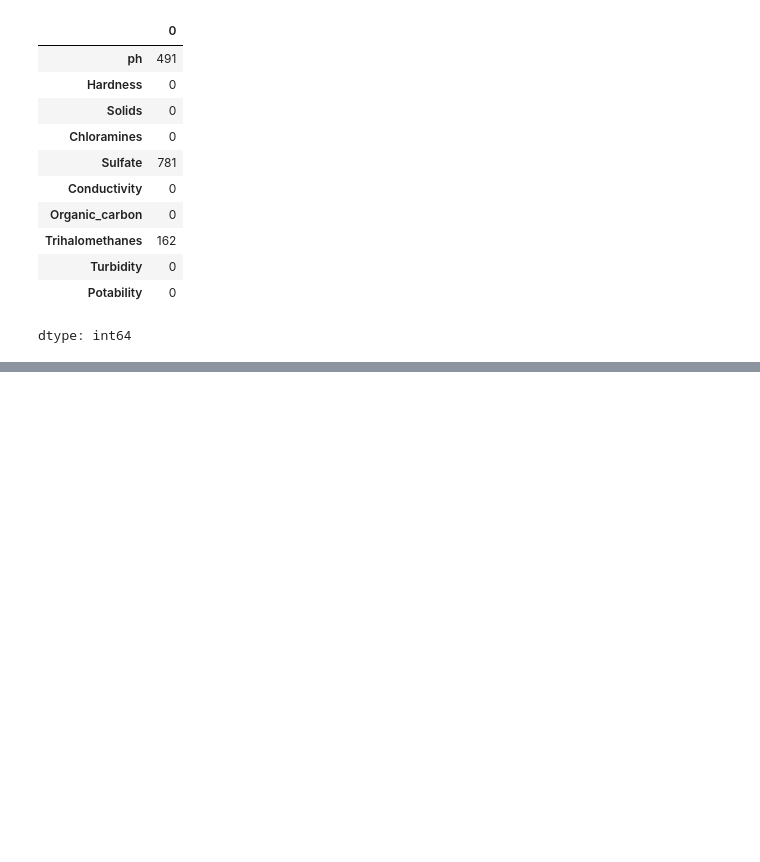
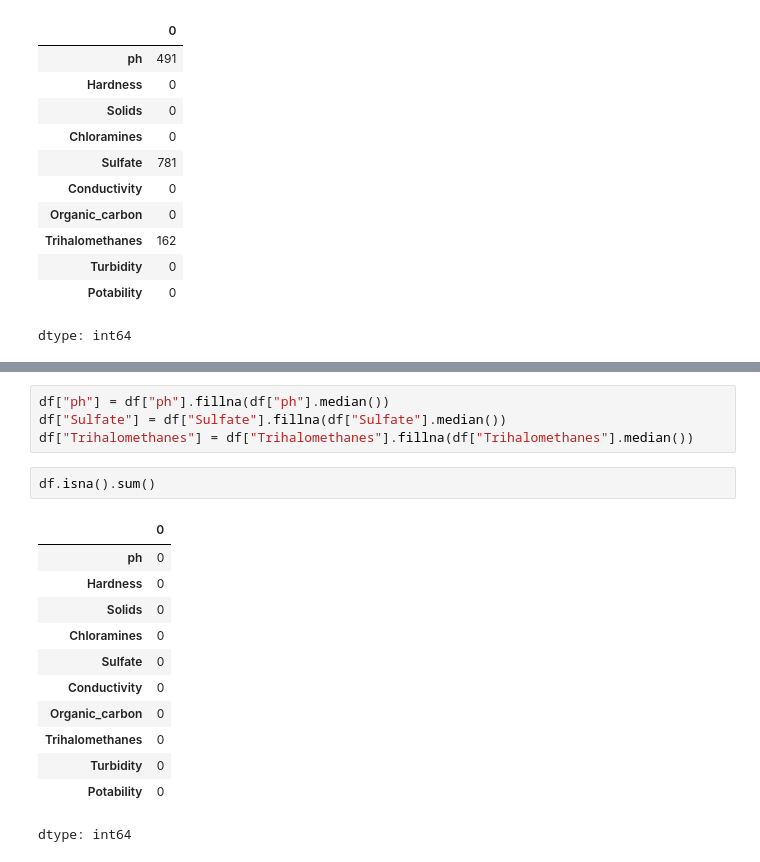
Before and after one commit to sonjoy1s/ML, a Jupyter notebook: datasetkagglewaterQUI.ipynb, the cells around one changed output, grey strips where cells are left out. Cells and saved outputs as stored; diff of their text form; blank space fills up the shorter version.

```diff
--- a/datasetkagglewaterQUI.ipynb
+++ b/datasetkagglewaterQUI.ipynb
@@ -65,0 +81,19 @@ df.describe().T
+# %%
+df["ph"] = df["ph"].fillna(df["ph"].median())
+df["Sulfate"] = df["Sulfate"].fillna(df["Sulfate"].median())
+df["Trihalomethanes"] = df["Trihalomethanes"].fillna(df["Trihalomethanes"].median())
+# %%
+df.isna().sum()
+# %% [output]
+|  | 0 |
+| ph | 0 |
+| Hardness | 0 |
+| Solids | 0 |
+| Chloramines | 0 |
+| Sulfate | 0 |
+| Conductivity | 0 |
+| Organic_carbon | 0 |
+| Trihalomethanes | 0 |
+| Turbidity | 0 |
+| Potability | 0 |
+dtype: int64
```
Also changed, not shown: parts of 1 cell of this notebook.
